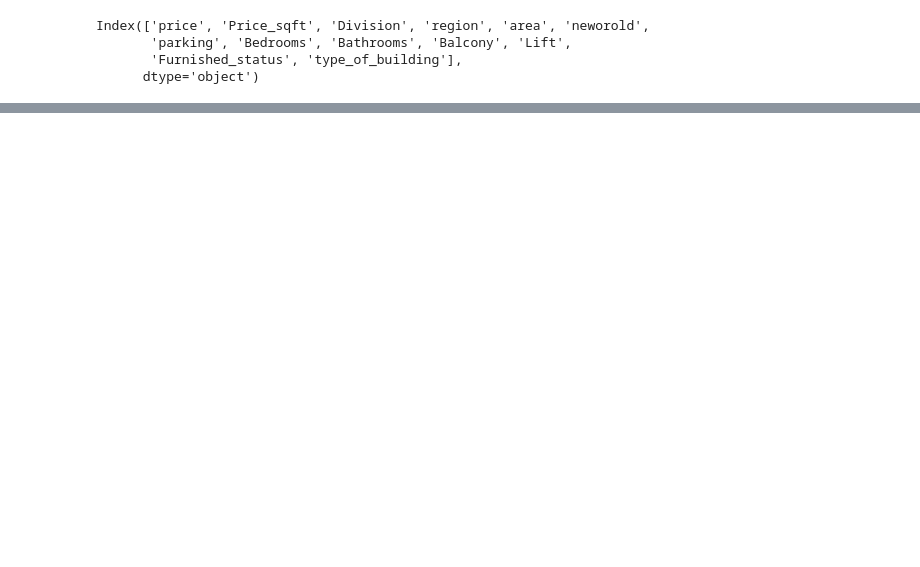
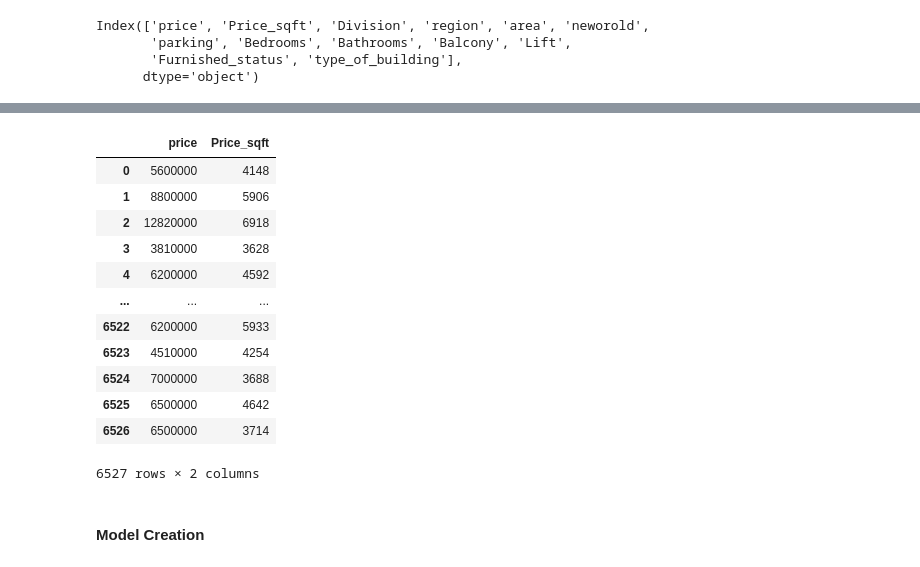
Before and after one commit to Karthik5412/House-Price-Prediction-Model, a Jupyter notebook: model_training.ipynb, the cells around one changed output, grey strips where cells are left out. Saved outputs shown, nothing was run; the diff lists cells and outputs as text; code cells hidden in the pictures; blank space fills up the shorter version.

```diff
--- a/model_training.ipynb
+++ b/model_training.ipynb
@@ -218,0 +235,18 @@ x_one_encode
+# %%
+y
+# %% [output]
+|  | price | Price_sqft |
+| 0 | 5600000 | 4148 |
+| 1 | 8800000 | 5906 |
+| 2 | 12820000 | 6918 |
+| 3 | 3810000 | 3628 |
+| 4 | 6200000 | 4592 |
+| ... | ... | ... |
+| 6522 | 6200000 | 5933 |
+| 6523 | 4510000 | 4254 |
+| 6524 | 7000000 | 3688 |
+| 6525 | 6500000 | 4642 |
+| 6526 | 6500000 | 3714 |
+6527 rows × 2 columns
+# %% [markdown]
+#### Model Creation
```
Also changed, not shown: parts of 13 cells of this notebook, 1 other file.
